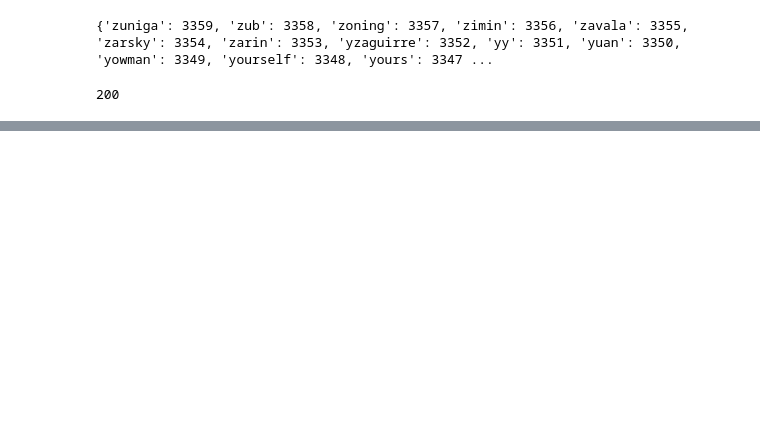
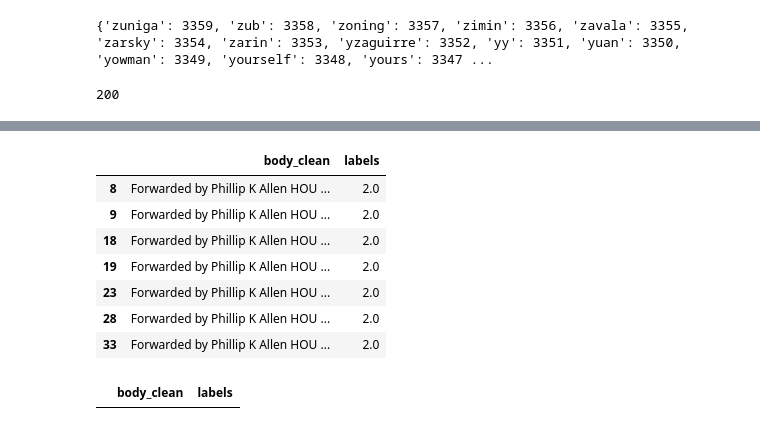
Before and after one commit to franckglastre/NLP-Datascientest, a Jupyter notebook: projetClustering082022.ipynb, the cells around one changed output, grey strips where cells are left out. Cells and saved outputs as stored; diff of their text form; code cells hidden in the pictures; blank space fills up the shorter version.

```diff
--- a/projetClustering082022.ipynb
+++ b/projetClustering082022.ipynb
@@ -134,0 +199,15 @@ ValueError: setting an array element with a sequence.
+# %%
+df[df['labels']==2][['body_clean','labels']]
+# %% [output]
+|  | body_clean | labels |
+| 8 | Forwarded by Phillip K Allen HOU ... | 2.0 |
+| 9 | Forwarded by Phillip K Allen HOU ... | 2.0 |
+| 18 | Forwarded by Phillip K Allen HOU ... | 2.0 |
+| 19 | Forwarded by Phillip K Allen HOU ... | 2.0 |
+| 23 | Forwarded by Phillip K Allen HOU ... | 2.0 |
+| 28 | Forwarded by Phillip K Allen HOU ... | 2.0 |
+| 33 | Forwarded by Phillip K Allen HOU ... | 2.0 |
+# %%
+df[df['labels']==3][['body_clean','labels']]
+# %% [output]
+|  | body_clean | labels |
```
Also changed, not shown: parts of 9 cells of this notebook.
